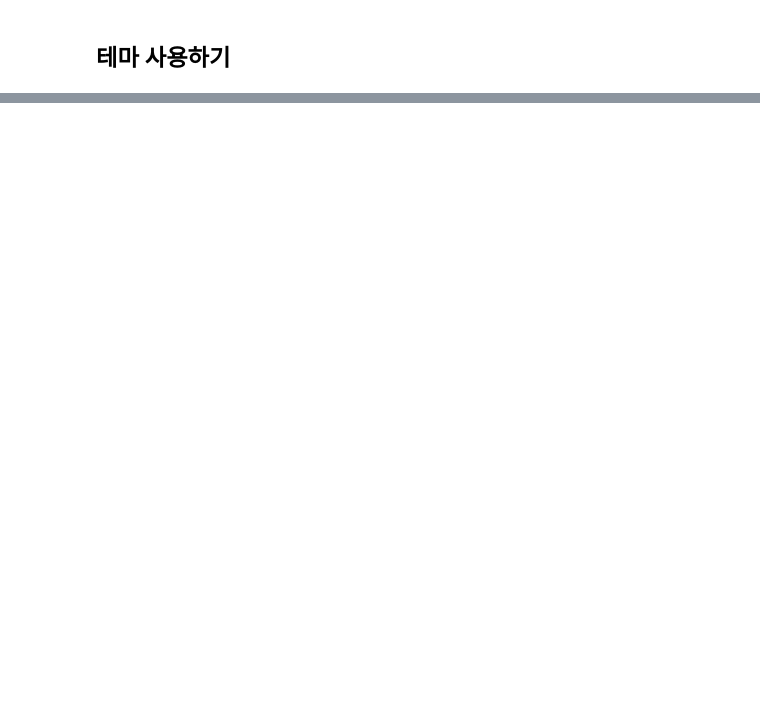
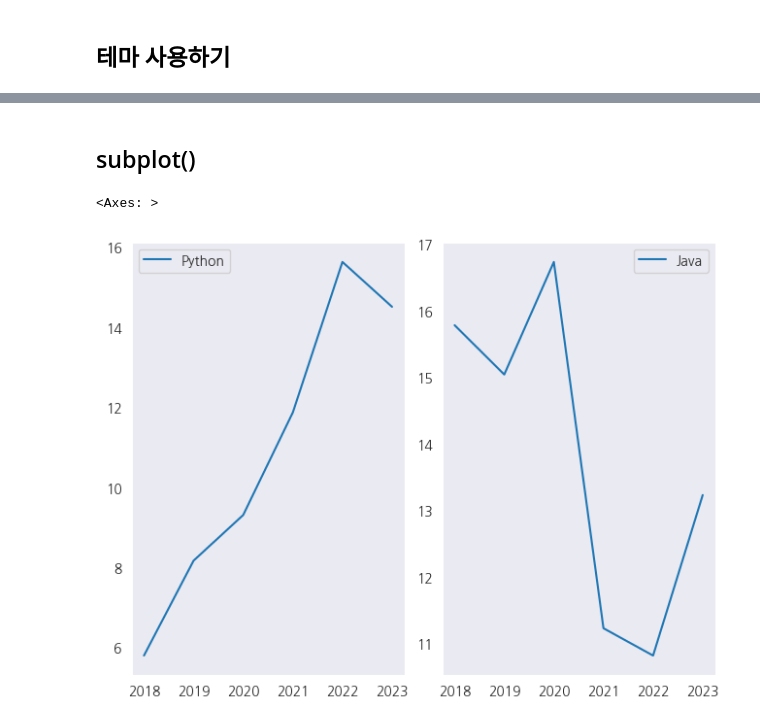
Before and after one commit to moonwonkim-a/Sesac, a Jupyter notebook: 12_pandas/data_visualizatio/0-1_seaborn.ipynb, the cells around one changed output, grey strips where cells are left out. Cells and saved outputs as stored; diff of their text form; code cells hidden in the pictures; blank space fills up the shorter version.

```diff
--- a/12_pandas/data_visualizatio/0-1_seaborn.ipynb
+++ b/12_pandas/data_visualizatio/0-1_seaborn.ipynb
@@ -44,0 +47,10 @@ AttributeError: 'str' object has no attribute 'items'
+# %% [markdown]
+## subplot()
+# %%
+fig, (ax1,ax2) = plt.subplots(1,2, constrained_layout=True)
+
+fig = sns.lineplot(x=year, y=python, label='Python', ax=ax1)    # matplotlib와는 다르게 ax=으로 subplot을 설정해 줄 수 있다.
+sns.lineplot(x=year, y=java, label='Java', ax=ax2)
+# %% [output]
+<Axes: >
+[figure, added]
```
Also changed, not shown: parts of 7 cells of this notebook, 22 other files.
